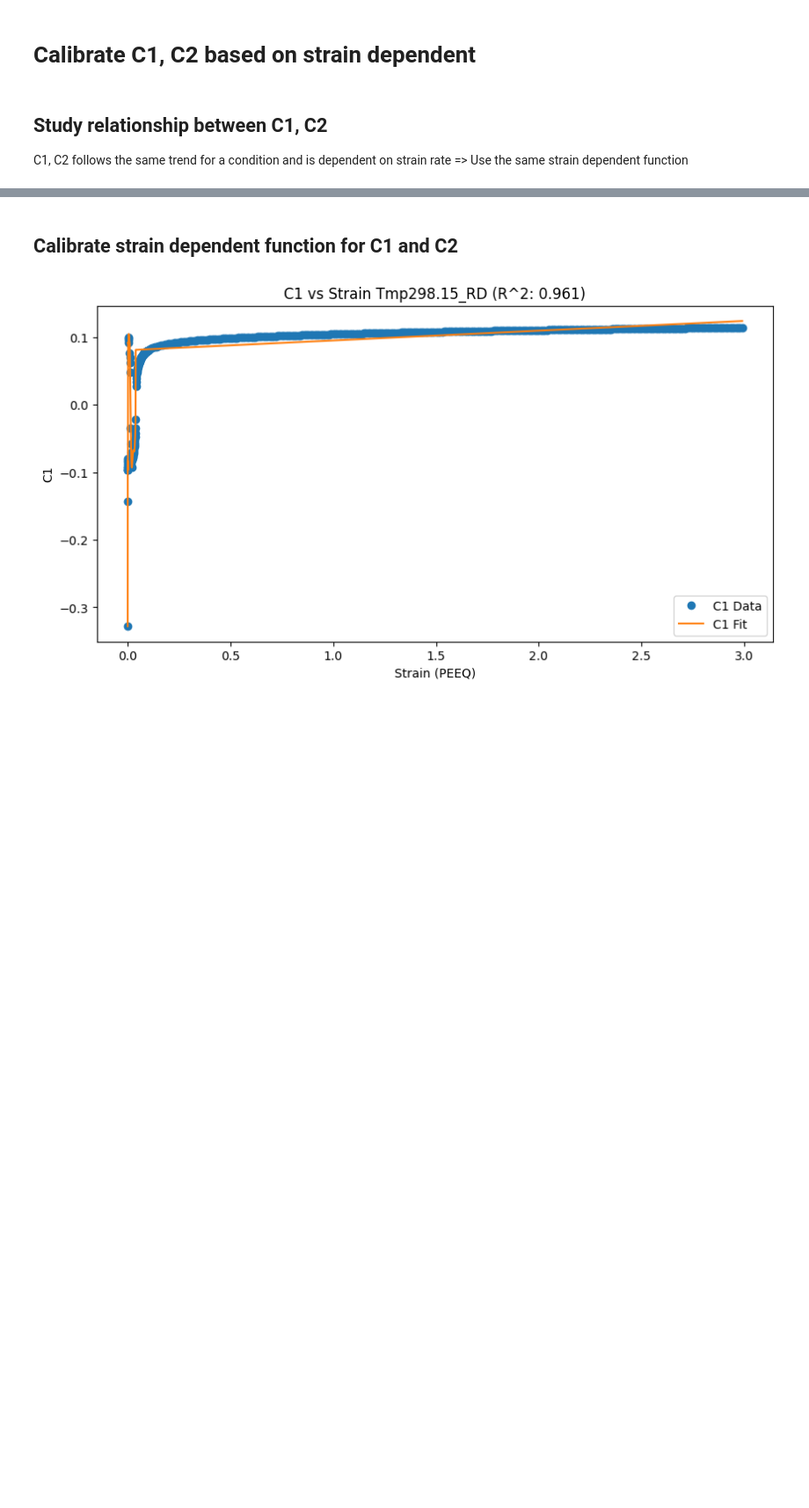
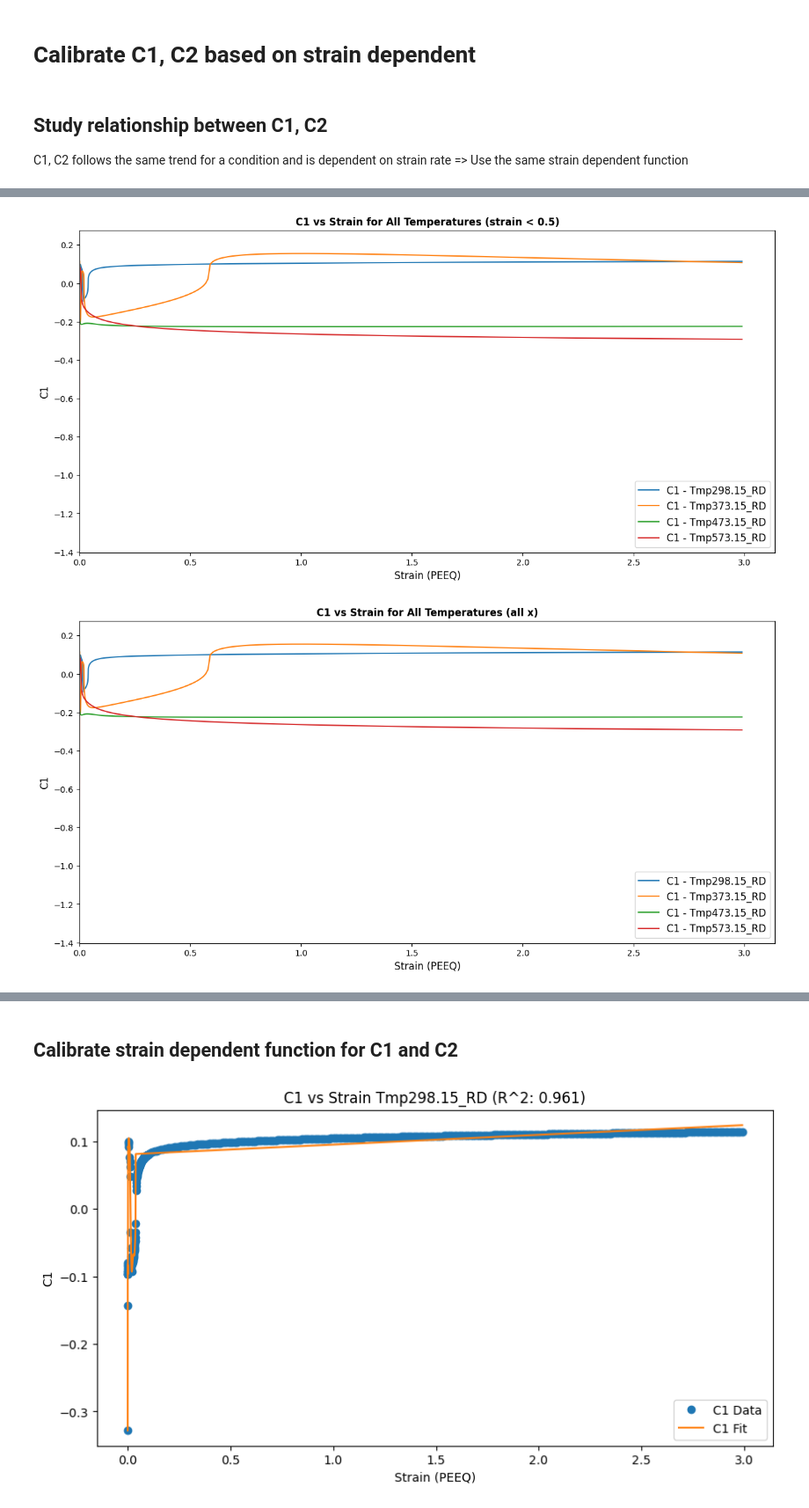
Before and after one commit to meiannnnn/coe-final-project, a Jupyter notebook: strain_rate_calibration/student2/student2.ipynb, the cells around one changed output, grey strips where cells are left out. Shown at 88% size. Drawn from its saved outputs; the diff is of its cells as text; code cells hidden in the pictures; blank space fills up the shorter version.

```diff
--- a/strain_rate_calibration/student2/student2.ipynb
+++ b/strain_rate_calibration/student2/student2.ipynb
@@ -239,0 +176,51 @@ plt.show()
+# %%
+import pandas as pd
+import matplotlib.pyplot as plt
+
+# List of temperature files to load
+temperature_files = ['Tmp298.15_RD', 'Tmp373.15_RD', 'Tmp473.15_RD', 'Tmp573.15_RD']
+
+# Function to plot parameters based on condition
+def plot_parameters(df, x_col, y_col, filter_condition, title, xlabel, ylabel):
+    plt.figure(figsize=(15, 7))
+    for temp_file in temperature_files:
+        df = pd.read_csv(f"Parameters_{temp_file}_new.csv")
+        if filter_condition == "x < 0.5":
+            filtered_df = df[df[x_col] < 0.5]
+        else:
+            filtered_df = df
+        plt.plot(filtered_df[x_col], filtered_df[y_col], label=f'{y_col} - {temp_file}')
+    plt.xlabel(xlabel, fontsize=12)
+    plt.ylabel(ylabel, fontsize=12)
+    plt.title(f'{title} ({filter_condition})', fontweight='bold', fontsize=12)
+    plt.legend(loc='lower right', fontsize=12)
+    plt.xlim(left=0)
+    plt.ylim(bottom=min(df[y_col]))
+    plt.show()
+
+# Plot C1
+plot_parameters(df=None, x_col='PEEQ', y_col='C1', filter_condition="strain < 0.5",
+                title='C1 vs Strain for All Temperatures', xlabel='Strain (PEEQ)', ylabel='C1')
+plot_parameters(df=None, x_col='PEEQ', y_col='C1', filter_condition="all x",
+                title='C1 vs Strain for All Temperatures', xlabel='Strain (PEEQ)', ylabel='C1')
+
+# Plot C2
+plot_parameters(df=None, x_col='PEEQ', y_col='C2', filter_condition="strain < 0.5",
+                title='C2 vs Strain for All Temperatures', xlabel='Strain (PEEQ)', ylabel='C2')
+plot_parameters(df=None, x_col='PEEQ', y_col='C2', filter_condition="all strain",
+                title='C2 vs Strain for All Temperatures', xlabel='Strain (PEEQ)', ylabel='C2')
+
+# Plot C3
+plot_parameters(df=None, x_col='PEEQ', y_col='C3', filter_condition="strain < 0.5",
+                title='C3 vs Strain for All Temperatures', xlabel='Strain (PEEQ)', ylabel='C3')
+plot_parameters(df=None, x_col='PEEQ', y_col='C3', filter_condition="all strain",
+                title='C3 vs Strain for All Temperatures', xlabel='Strain (PEEQ)', ylabel='C3')
+
+# Plot C4
+plot_parameters(df=None, x_col='PEEQ', y_col='C4', filter_condition="strain < 0.5",
+                title='C4 vs Strain for All Temperatures', xlabel='Strain (PEEQ)', ylabel='C4')
+plot_parameters(df=None, x_col='PEEQ', y_col='C4', filter_condition="all strain",
+                title='C4 vs Strain for All Temperatures', xlabel='Strain (PEEQ)', ylabel='C4')
+# %% [output]
+[figure, added]
+[figure, added]
```
Also changed, not shown: parts of 5 cells of this notebook, 27 other files.
